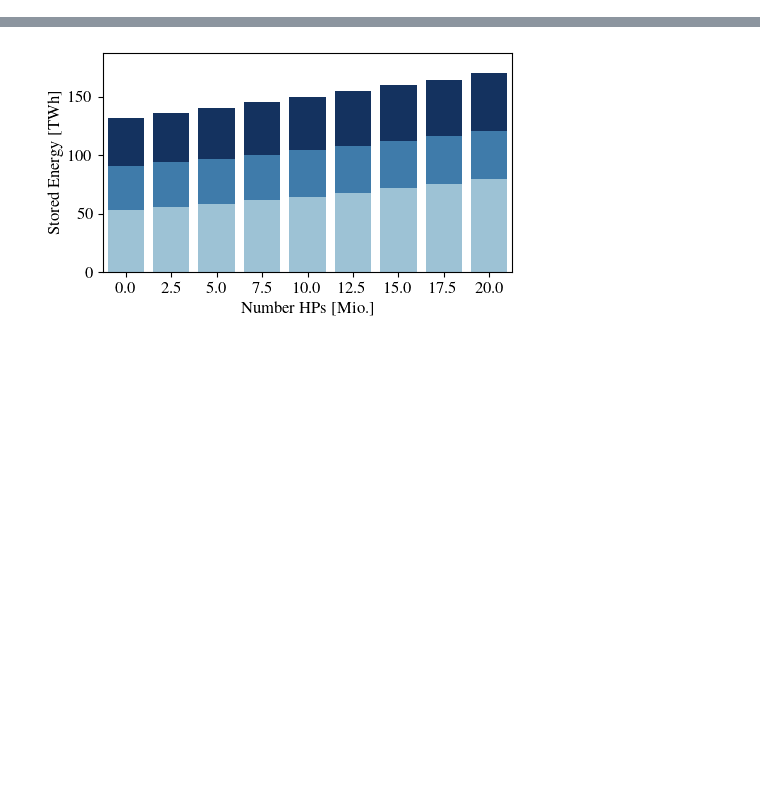
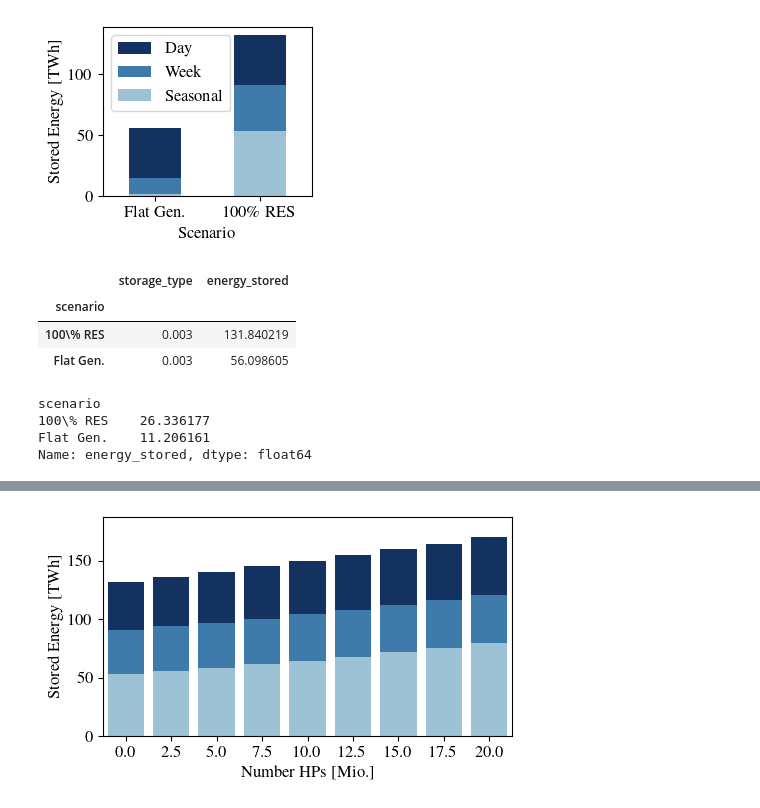
Before and after one commit to AnyaHe/SEM, a Jupyter notebook: Plots.ipynb, the cells around one changed output, grey strips where cells are left out. Saved outputs shown, nothing was run; the diff lists cells and outputs as text; code cells hidden in the pictures; blank space fills up the shorter version.

Commit message:
update plotting

```diff
--- a/Plots.ipynb
+++ b/Plots.ipynb
@@ -11,6 +14,17 @@ rc('font',**{'family':'serif','serif':['Times'], 'size':12})
 rc('text', usetex=True)
 import sys
 sys.path.append("C:/APPS/MiKTeX/21.7/fonts/source/public/rsfs")
+# %%
+def change_width(ax, new_value) :
+    for patch in ax.patches :
+        current_width = patch.get_width()
+        diff = current_width - new_value
+
+        # we change the bar width
+        patch.set_width(new_value)
+
+        # we recenter the bar
+        patch.set_x(patch.get_x() + diff * .5)
 # %%
 def plot_storage_equivalent_germany_stacked(
         storage_equivalent,
@@ -83,0 +311,2 @@ def load_scenarios_and_diff(scenario_ref, scenario_flex, variation_parameter):
+# %%
+save_dir = r"C:\Users\aheider\Documents\Software\Flexibility-Quantification\results\plots"
@@ -83,0 +315,11 @@ def load_scenarios_and_diff(scenario_ref, scenario_flex, variation_parameter):
+# %%
+scenario = "Flat_Generation"
+storage_equivalent = pd.read_csv(
+        "results/{}/storage_equivalents.csv".format(scenario),
+        index_col=0)
+scenario = "Base_Case"
+storage_equivalent = pd.concat([storage_equivalent, pd.read_csv(
+        "results/{}/storage_equivalents.csv".format(scenario),
+        index_col=0)])
+storage_equivalent = storage_equivalent.replace("100% RES", "100\% RES")
+storage_equivalent
@@ -83,0 +334,35 @@ def load_scenarios_and_diff(scenario_ref, scenario_flex, variation_parameter):
+# %%
+save_dir_tmp = os.path.join(save_dir, "storage_equivalent_base.pdf")
+parameter = {"scenario": "Scenario"}
+ylabel = "Stored Energy [TWh]"
+language = "english"
+plot_storage_equivalent_germany_stacked(
+            storage_equivalent,
+            parameter=parameter,
+            ylabel=ylabel,
+            loc="upper left",
+            language=language,
+            figsize=(3, 2.5),
+            barwidth=0.5,
+            save_dir=save_dir_tmp
+        )
+# %% [output]
+[figure, added]
+# %%
+storage_equivalent.groupby("scenario").sum()/1000
+# %% [output]
+|  | storage_type | energy_stored |
+| scenario |  |  |
+| 100\% RES | 0.003 | 131.840219 |
+| Flat Gen. | 0.003 | 56.098605 |
+# %%
+# get relative values
+demand = pd.read_csv(r"data/demand_germany_ego100.csv", index_col=0,
+                     parse_dates=True)
+sum_energy = demand.sum().sum()
+(storage_equivalent.groupby("scenario").sum()/sum_energy)["energy_stored"]*100
+# %% [output]
+scenario
+100\% RES    26.336177
+Flat Gen.    11.206161
+Name: energy_stored, dtype: float64
```
Also changed, not shown: parts of 153 cells of this notebook.
